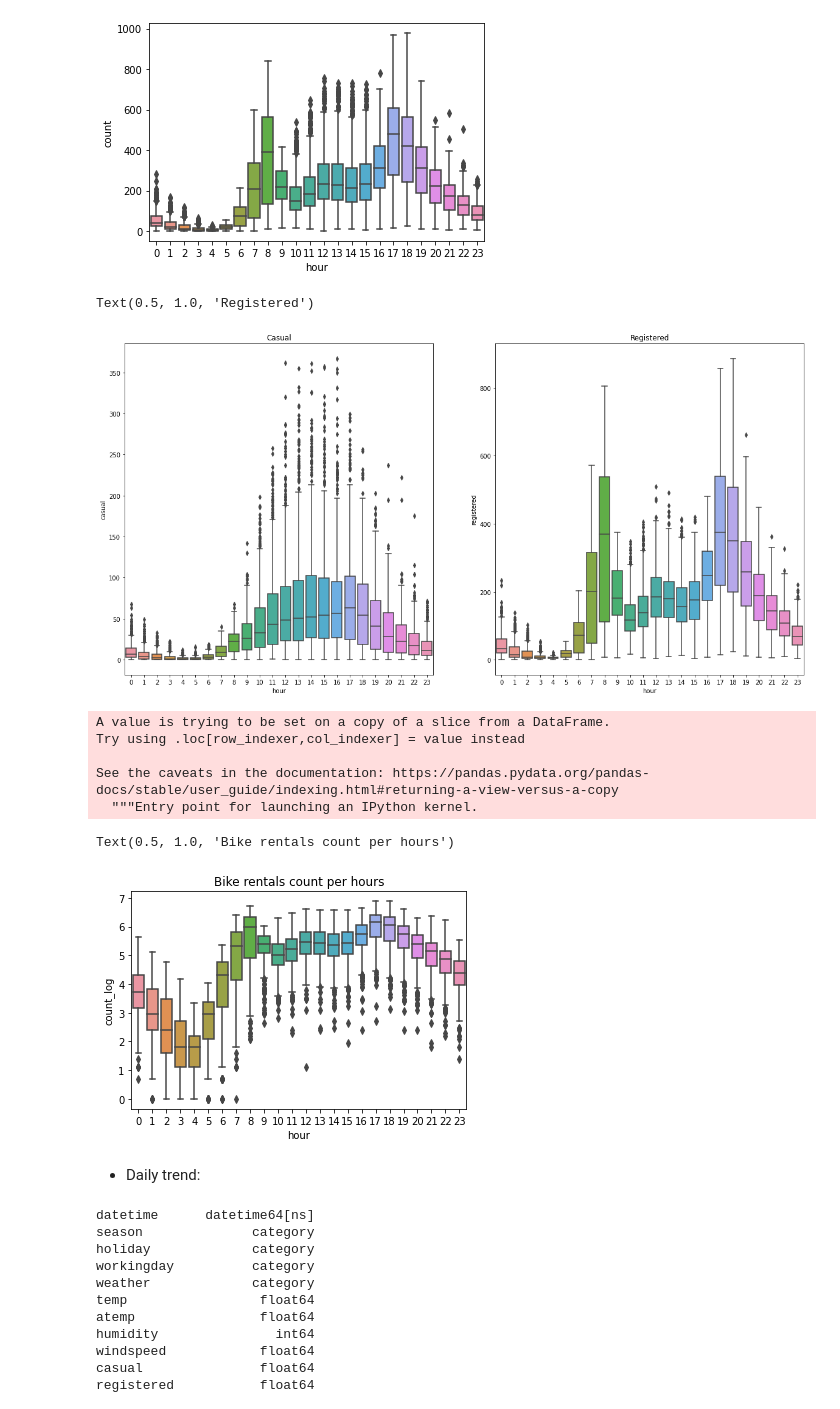
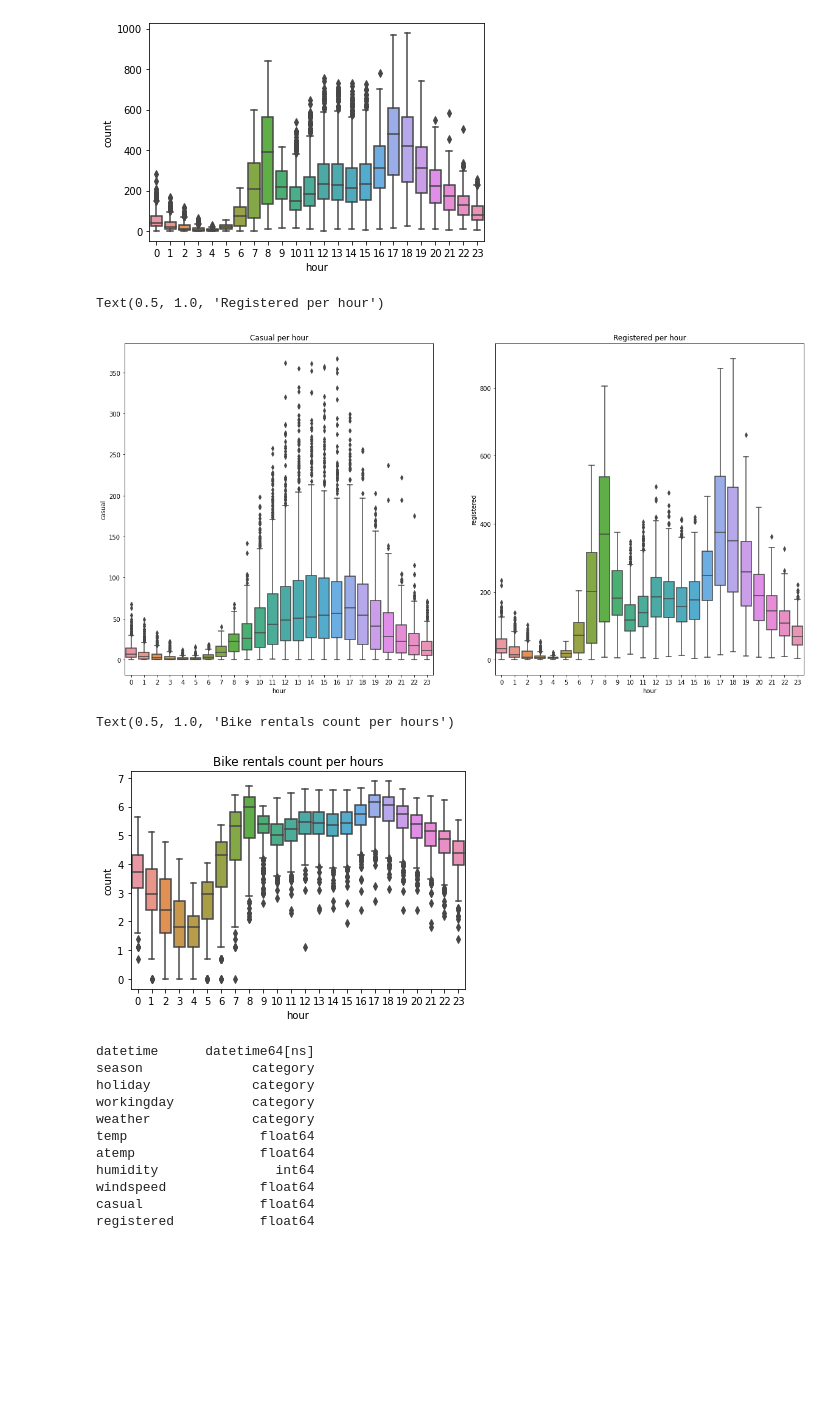
Before and after one commit to davione112/dav112, a Jupyter notebook: BikeSD.ipynb, the cells around one changed output. Saved outputs shown, nothing was run; the diff lists cells and outputs as text; code cells hidden in the pictures; blank space fills up the shorter version.

```diff
--- a/BikeSD.ipynb
+++ b/BikeSD.ipynb
@@ -152,9 +156,8 @@ dataset["date"] = dates
 # divide dataset into train and test
 dataset[['season','holiday','weather','workingday']] = dataset[['season','holiday','weather','workingday']].astype('category')
 dataset.head(5)
-pd.to_numeric(dataset['date'])
-train = dataset[dataset['date'] < 20]
-test = dataset[dataset['date']>=20]
+train = dataset[pd.to_numeric(dataset['date']) < 20]
+test = dataset[pd.to_numeric(dataset['date']) >=20]
 # %%
 # boxplot bike rentals per hour in train set.
 sb.boxplot(x='hour',y='count',data=train)
@@ -170,20 +173,12 @@ sb.boxplot(x='hour',y='registered',data=train,ax=axis2)
 axis1.set_title('Casual per hour')
 axis2.set_title('Registered per hour')
 # %% [output]
-Text(0.5, 1.0, 'Registered')
+Text(0.5, 1.0, 'Registered per hour')
-[figure, old version]
+[figure, new version]
 # %%
-train['count_log'] = np.log(train['count'])
-sb.boxplot('hour','count_log',data=train,)
+sb.boxplot('hour',np.log(train['count']),data=train,)
 plt.title('Bike rentals count per hours')
 # %% [output]
-A value is trying to be set on a copy of a slice from a DataFrame.
-Try using .loc[row_indexer,col_indexer] = value instead
-
-See the caveats in the documentation: https://pandas.pydata.org/pandas-docs/stable/user_guide/indexing.html#returning-a-view-versus-a-copy
-  """Entry point for launching an IPython kernel.
+Text(0.5, 1.0, 'Bike rentals count per hours')
-Text(0.5, 1.0, 'Bike rentals count per hours')
-[figure, old version]
+[figure, new version]
-# %% [markdown]
-- Daily trend:
 # %%
```
Also changed, not shown: parts of 26 cells of this notebook.
